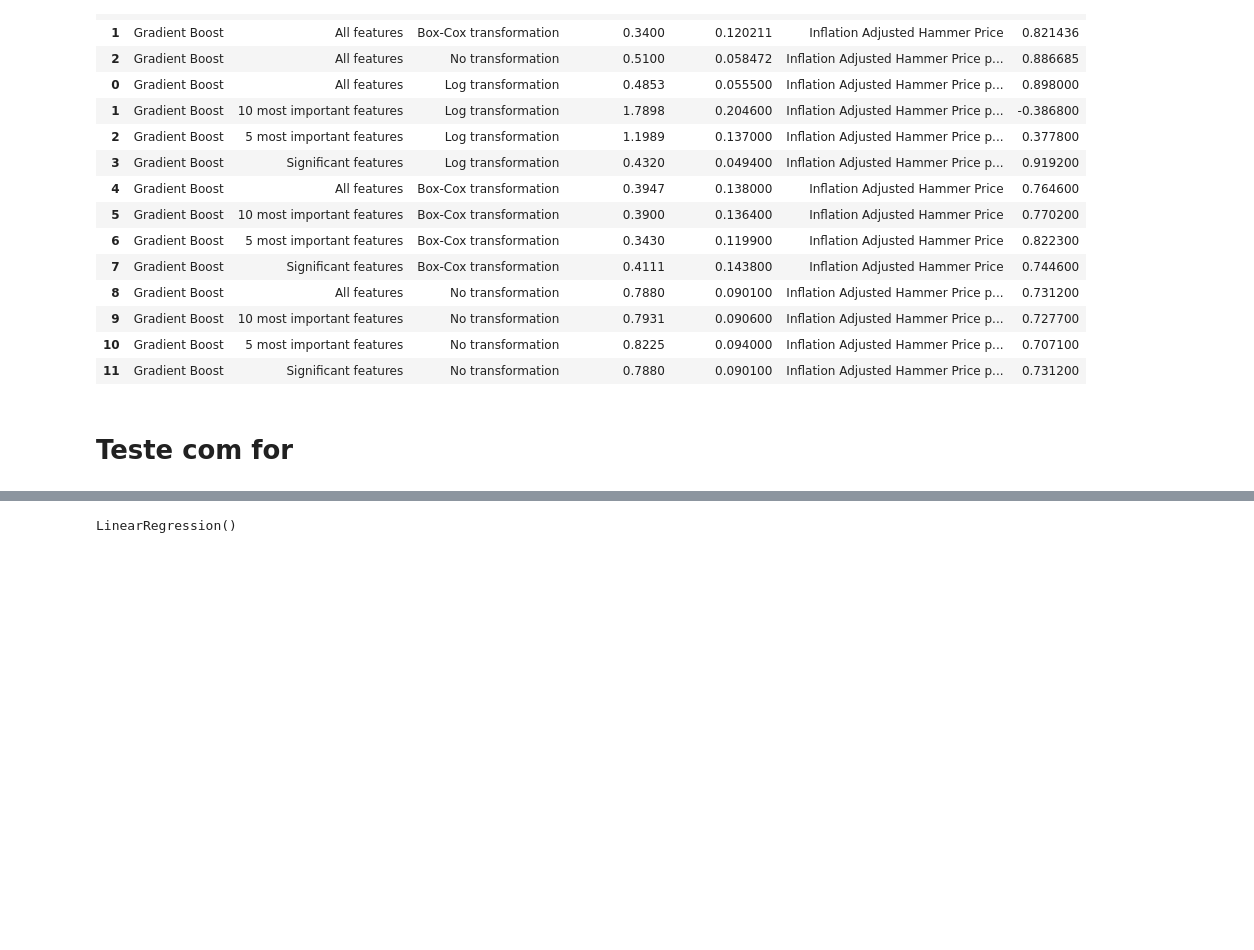
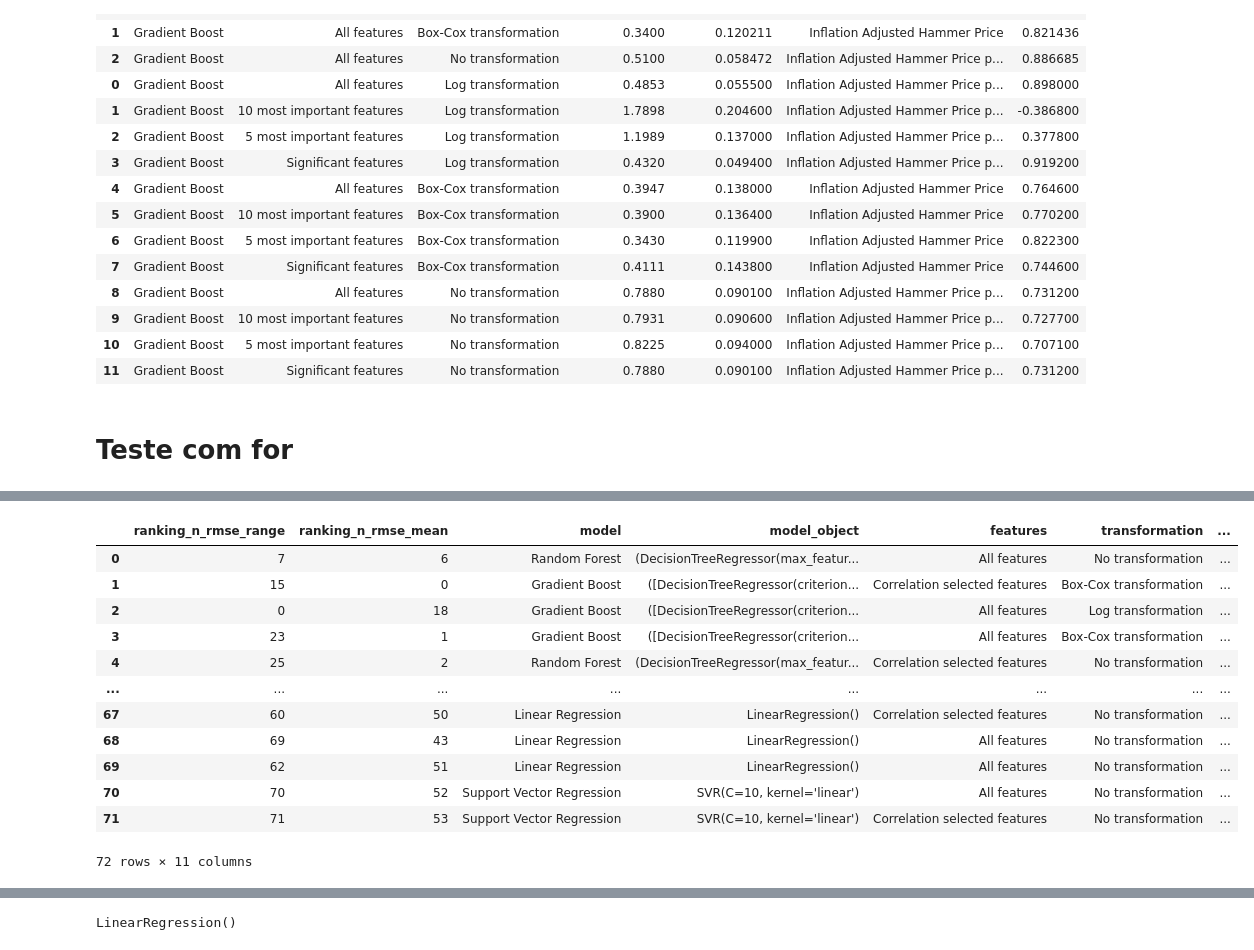
Before and after one commit to joaopaivaa/Cask-Worth, a Jupyter notebook: model.ipynb, the cells around one changed output, grey strips where cells are left out. Saved outputs shown, nothing was run; the diff lists cells and outputs as text; code cells hidden in the pictures; blank space fills up the shorter version.

Commit message:
finished model training with loop for

```diff
--- a/model.ipynb
+++ b/model.ipynb
@@ -8195,0 +8202,23 @@ r2: 0.60
+# %%
+df_metrics = df_metrics.loc[df_metrics['r2'] > 0, ]
+df_metrics = df_metrics.sort_values('n_rmse_mean').reset_index(drop=True).reset_index().rename(columns={'index': 'ranking_n_rmse_mean'})
+df_metrics = df_metrics.sort_values('n_rmse_range').reset_index(drop=True).reset_index().rename(columns={'index': 'ranking_n_rmse_range'})
+# df_metrics = df_metrics.sort_values('r2', ascending=False).reset_index(drop=True).reset_index().rename(columns={'index': 'ranking_r2'})
+df_metrics['overall_score'] = df_metrics['ranking_n_rmse_mean'] + df_metrics['ranking_n_rmse_range']
+# + df_metrics['ranking_r2']
+df_metrics = df_metrics.sort_values('overall_score').reset_index(drop=True)
+df_metrics
+# %% [output]
+|  | ranking_n_rmse_range | ranking_n_rmse_mean | model | model_object | features | transformation | ... |
+| 0 | 7 | 6 | Random Forest | (DecisionTreeRegressor(max_featur... | All features | No transformation | ... |
+| 1 | 15 | 0 | Gradient Boost | ([DecisionTreeRegressor(criterion... | Correlation selected features | Box-Cox transformation | ... |
+| 2 | 0 | 18 | Gradient Boost | ([DecisionTreeRegressor(criterion... | All features | Log transformation | ... |
+| 3 | 23 | 1 | Gradient Boost | ([DecisionTreeRegressor(criterion... | All features | Box-Cox transformation | ... |
+| 4 | 25 | 2 | Random Forest | (DecisionTreeRegressor(max_featur... | Correlation selected features | No transformation | ... |
+| ... | ... | ... | ... | ... | ... | ... | ... |
+| 67 | 60 | 50 | Linear Regression | LinearRegression() | Correlation selected features | No transformation | ... |
+| 68 | 69 | 43 | Linear Regression | LinearRegression() | All features | No transformation | ... |
+| 69 | 62 | 51 | Linear Regression | LinearRegression() | All features | No transformation | ... |
+| 70 | 70 | 52 | Support Vector Regression | SVR(C=10, kernel='linear') | All features | No transformation | ... |
+| 71 | 71 | 53 | Support Vector Regression | SVR(C=10, kernel='linear') | Correlation selected features | No transformation | ... |
+72 rows × 11 columns
```
Also changed, not shown: parts of 16 cells of this notebook.
